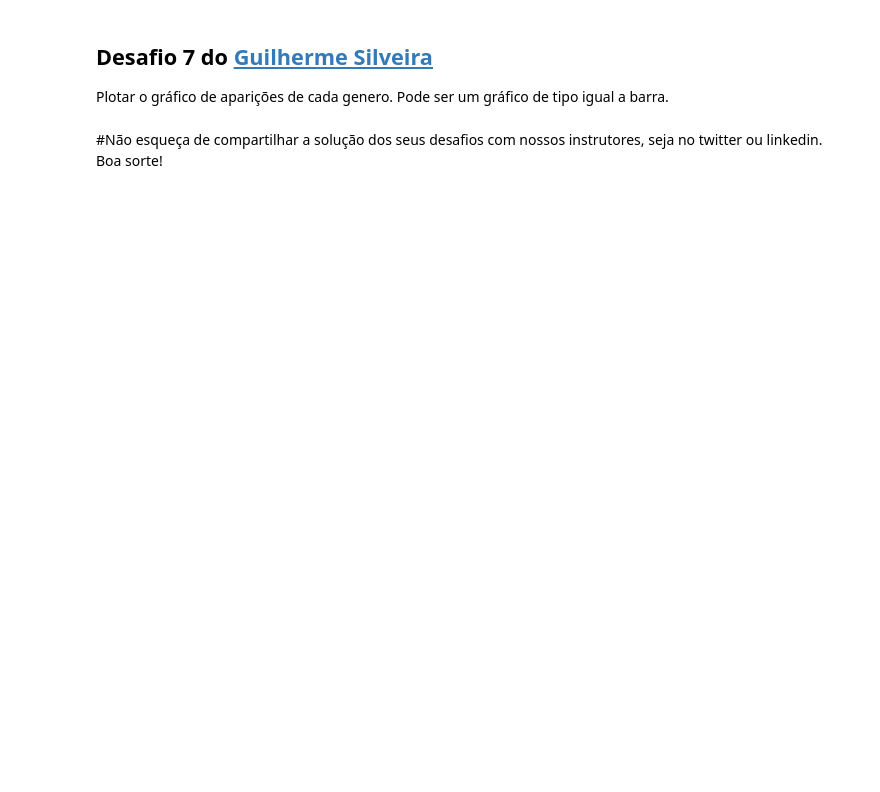
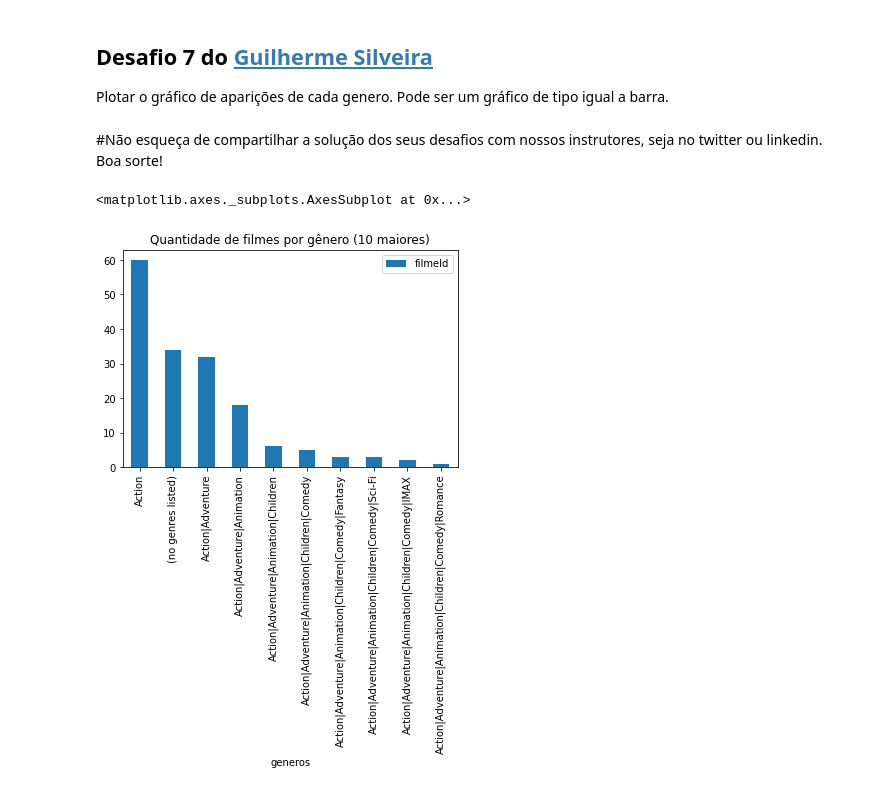
Before and after one commit to cavalcantigor/quarentena-dados, a Jupyter notebook: QuarentenaDados_aula01.ipynb, the cells around one changed output. Saved outputs shown, nothing was run; the diff lists cells and outputs as text; code cells hidden in the pictures; blank space fills up the shorter version.

```diff
--- a/QuarentenaDados_aula01.ipynb
+++ b/QuarentenaDados_aula01.ipynb
@@ -377,3 +402,7 @@ Determine quantos filmes não tem avaliações e quais são esses filmes.
 ## Desafio 2 do [Guilherme Silveira](https://twitter.com/guilhermecaelum)
 
 Mudar o nome da coluna nota do dataframe **filmes_com_media** para nota_média após o join.
+# %%
+filmes_com_media["nota_media"] = filmes_com_media["nota"]
+filmes_com_media = filmes_com_media.drop(columns=["nota"])
+filmes_com_media.head()
@@ -386,3 +436,6 @@ Colocar o número de avaliações por filme, isto é, não só a média mas o TO
 
 
 Arredondar as médias (coluna de nota média) para duas casas decimais.
+# %%
+filmes_com_media = filmes_com_media.round({'nota_media': 2})
+filmes_com_media.head()
@@ -390,3 +450,8 @@ Arredondar as médias (coluna de nota média) para duas casas decimais.
 ## Desafio 5 do [Allan Spadini](https://twitter.com/allanspadini)
 
 Descobrir os generos dos filmes (quais são eles, únicos). (esse aqui o bicho pega)
+# %%
+generos_unicos = filmes_com_media[['filmeId', 'generos']].groupby(['generos']).count()
+print('Quantidade de generos unicos: {}'.format(generos_unicos[['filmeId']].count()['filmeId']))
+print('5 primeiros da lista: ')
+generos_unicos.head()
@@ -400,3 +477,10 @@ Contar o número de aparições de cada genero.
 Plotar o gráfico de aparições de cada genero. Pode ser um gráfico de tipo igual a barra.
 # %% [markdown]
 #Não esqueça de compartilhar a solução dos seus desafios com nossos instrutores, seja no twitter ou linkedin. Boa sorte!
+# %%
+generos_unicos\
+            .head(10).sort_values('filmeId', ascending=False)\
+            .plot(kind='bar', title='Quantidade de filmes por gênero (10 maiores)')
+# %% [output]
+<matplotlib.axes._subplots.AxesSubplot at 0x...>
+[figure, added]
```
Also changed, not shown: parts of 10 cells of this notebook, 4 other files.
